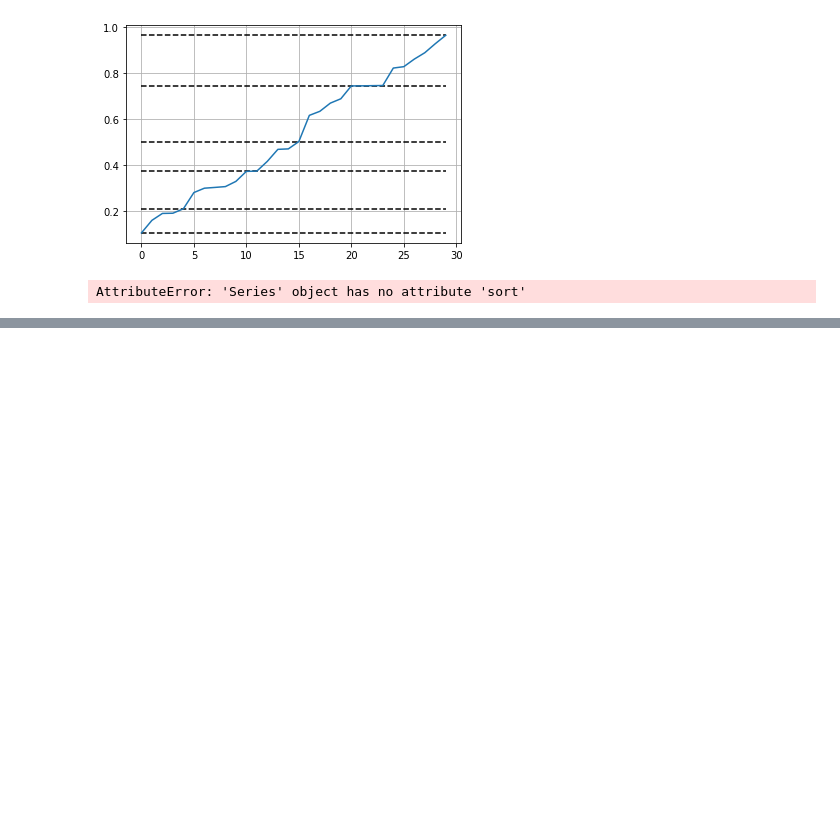
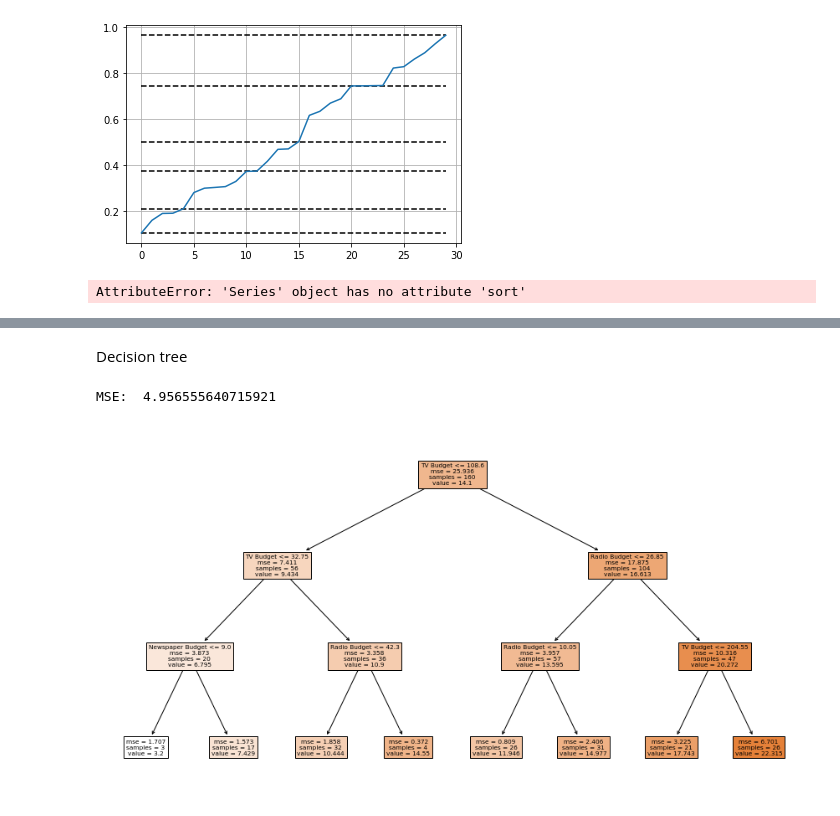
Before and after one commit to bjornss/social-science, a Jupyter notebook: project code1.ipynb, the cells around one changed output, grey strips where cells are left out. Cells and saved outputs as stored; diff of their text form; code cells hidden in the pictures; blank space fills up the shorter version.

Commit message:
Finished more of linear regression and added decision trees

```diff
--- a/project code1.ipynb
+++ b/project code1.ipynb
@@ -533,0 +544,25 @@ Notes:
+# %% [markdown]
+Decision tree
+# %%
+from sklearn.tree import DecisionTreeRegressor, plot_tree
+from sklearn.metrics import mean_squared_error
+
+
+reg = DecisionTreeRegressor(max_depth=3, random_state=432)
+reg.fit(X_train, y_train)
+y_pred = reg.predict(X_test)
+mse = mean_squared_error(y_test, y_pred)
+print("MSE: ", mse)
+# %% [output]
+MSE:  4.956555640715921
+# %%
+features = ['TV Budget', 'Radio Budget', 'Newspaper Budget']
+
+fig, ax = plt.subplots(figsize=(15, 8))
+plot_tree(reg, filled = True, ax=ax, feature_names = features)
+plt.show()
+#value = Company revenue in these samples
+#basically shows that if you have above a certain amount in TV  and Radio budget that should be the most
+#effective way to raise revenue
+# %% [output]
+[figure, added]
```
Also changed, not shown: parts of 17 cells of this notebook.
